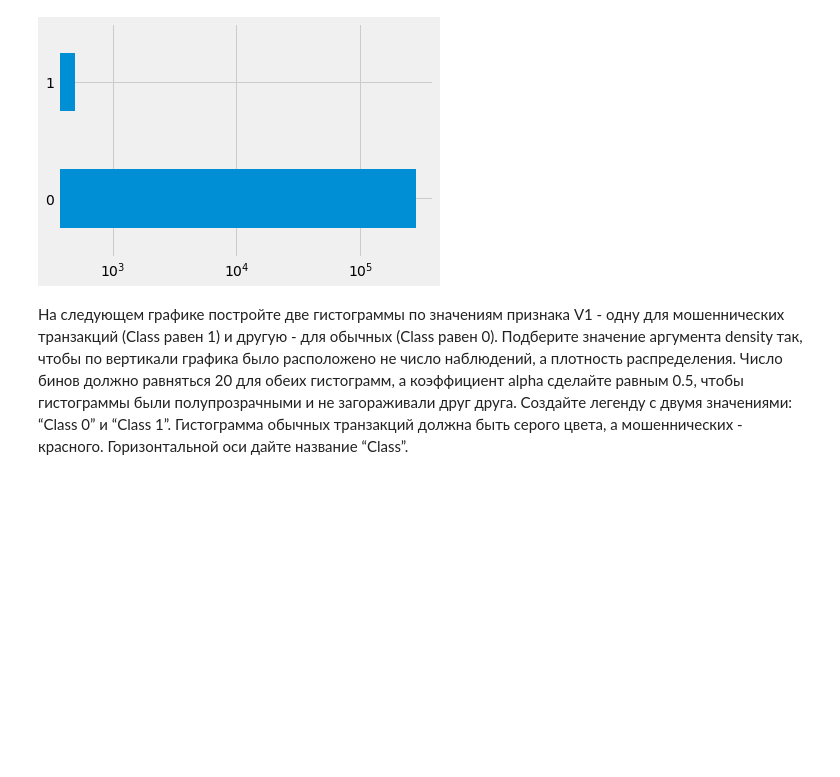
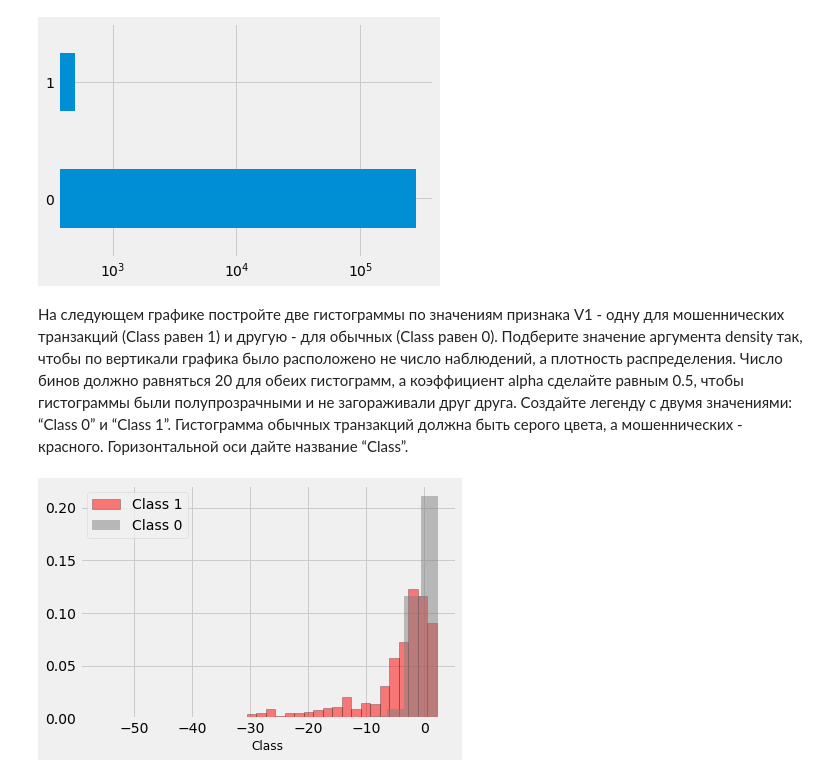
Before and after one commit to aldalinde/Python_for_DSc, a Jupyter notebook: Lesson3.ipynb, the cells around one changed output. Drawn from its saved outputs; the diff is of its cells as text; code cells hidden in the pictures; blank space fills up the shorter version.

```diff
--- a/Lesson3.ipynb
+++ b/Lesson3.ipynb
@@ -145,3 +142,13 @@ class_count.plot(kind='barh', logx = True)
 [figure]
 # %% [markdown]
 На следующем графике постройте две гистограммы по значениям признака V1 - одну для мошеннических транзакций (Class равен 1) и другую - для обычных (Class равен 0). Подберите значение аргумента density так, чтобы по вертикали графика было расположено не число наблюдений, а плотность распределения. Число бинов должно равняться 20 для обеих гистограмм, а коэффициент alpha сделайте равным 0.5, чтобы гистограммы были полупрозрачными и не загораживали друг друга. Создайте легенду с двумя значениями: “Class 0” и “Class 1”. Гистограмма обычных транзакций должна быть серого цвета, а мошеннических - красного. Горизонтальной оси дайте название “Class”.
+# %%
+label_param = {'fontsize': '12', 'color': 'black'}
+plt.hist(dataset_cardfraud['V1'].loc[(dataset_cardfraud['Class'] == 1)], label='Class 1', bins= 20, density=True,
+         alpha=0.5, color='red', ec='black')
+plt.hist(dataset_cardfraud['V1'].loc[(dataset_cardfraud['Class'] == 0)], label='Class 0', bins= 20, density=True,
+         alpha=0.5, color='grey')
+plt.xlabel('Class', fontdict=label_param)
+plt.legend(loc='upper left');
+# %% [output]
+[figure, added]
```
Also changed, not shown: parts of 3 cells of this notebook.
